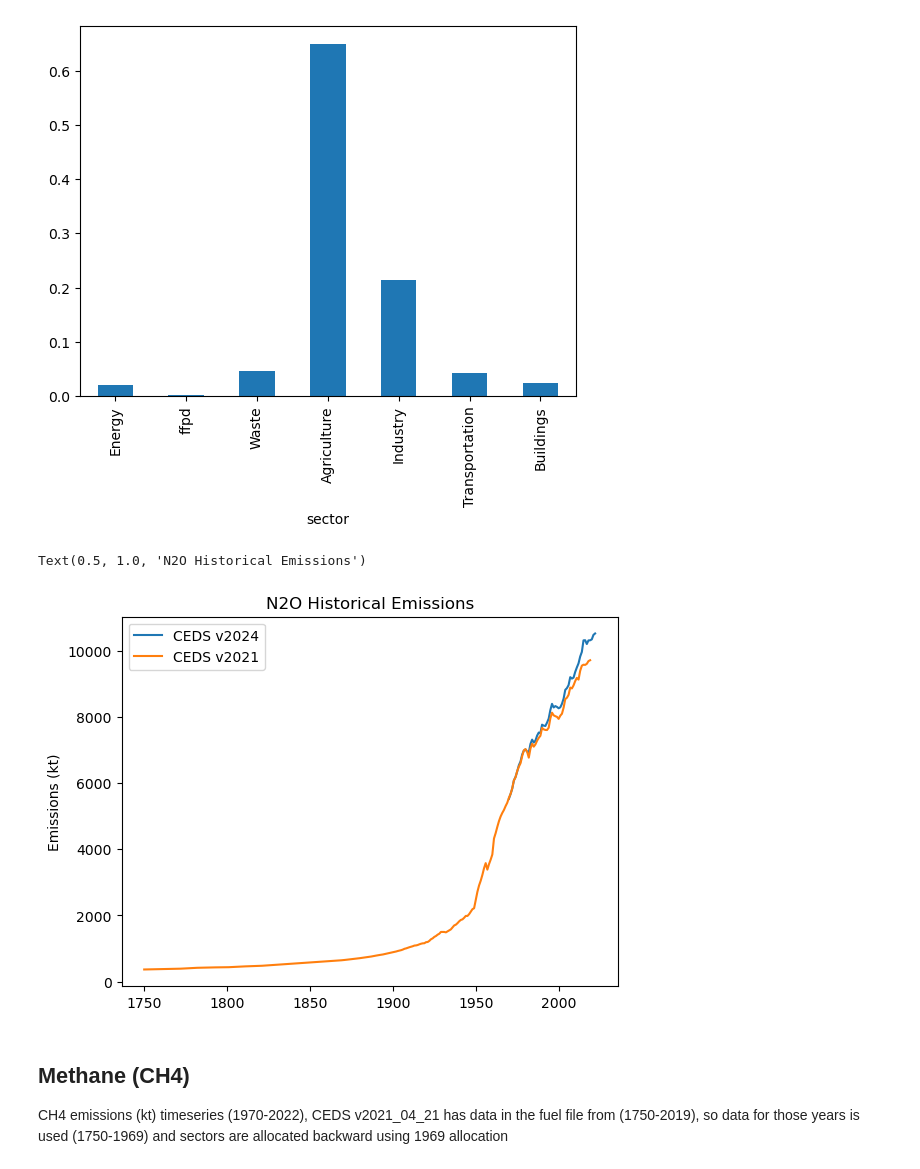
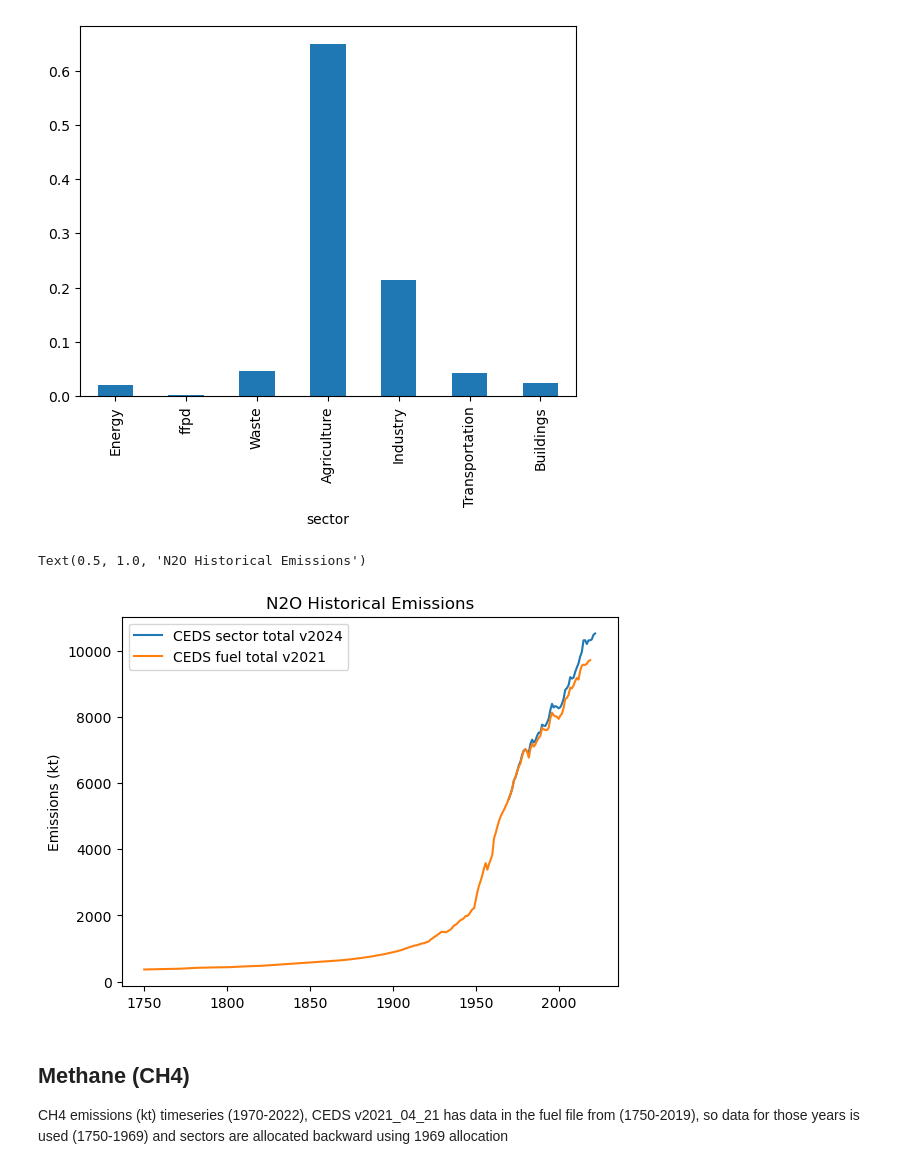
Before and after one commit to bwalkowiak/Anthropogenic-Climate-Forcers, a Jupyter notebook: Anthropogenic Climate Forcers.ipynb, the cells around one changed output. Cells and saved outputs as stored; diff of their text form; code cells hidden in the pictures.

```diff
--- a/Anthropogenic Climate Forcers.ipynb
+++ b/Anthropogenic Climate Forcers.ipynb
@@ -829,32 +761,23 @@ Text(0.5, 1.0, 'N2O Cumulative Historical Emissions')
 <Axes: xlabel='sector'>
 [figure]
 # %%
+# Raw emissions time series with sectoral emissions CEDS v2024 and fuel emissions CEDS v2021
 sum_and_rename2(pd.read_csv(fl_CEDS[4])).drop(columns = {'em','sector','units'}).set_index('sectors').T.sum()
 n2o_ceds = sum_and_rename2(pd.read_csv(fl_CEDS[4])).drop(columns = {'em','sector','units'}).set_index('sectors')
 years = [int(col.split('X')[1]) for col in n2o_ceds.columns if col.startswith('X')]
 n2o_ceds.columns = years
 
-# n2o_ceds.T.sum(axis=1).plot()
 
-# plt.ylabel('Emissions (kt)')
-
-# plt.legend(loc='upper left')
-
-# plt.title('N2O Historical Emissions')
-
-plt.plot(np.arange(1970,2023,1),n2o_ceds.T.sum(axis=1),  label = 'CEDS v2024')
-# # plt.plot(np.arange(1970,2020,1),n2o.iloc[:,3:].T.sum(axis=1),  label = 'CEDSi')
-# plt.plot(np.arange(1871,2014,1), n2o_yy2, label = 'YY')
-# plt.plot(np.arange(1830,2022,1), n2o_j2.Data, label = 'Jenson')
-plt.plot(np.arange(1750,2020,1),n2o_cf.T.sum(axis=1),  label = 'CEDS v2021')
+plt.plot(np.arange(1970,2023,1),n2o_ceds.T.sum(axis=1),  label = 'CEDS sector total v2024')
+plt.plot(np.arange(1750,2020,1),n2o_cf.T.sum(axis=1),  label = 'CEDS fuel total v2021')
 plt.ylabel('Emissions (kt)')
 
 plt.legend(loc='upper left')
 
 plt.title('N2O Historical Emissions')
 # %% [output]
 Text(0.5, 1.0, 'N2O Historical Emissions')
-[figure, old version]
+[figure, new version]
 # %% [markdown]
 ## Methane (CH4)
 CH4 emissions (kt) timeseries (1970-2022), CEDS v2021_04_21 has data in the fuel file from (1750-2019), so data for those years is used (1750-1969) and sectors are allocated backward using 1969 allocation
```
Also changed, not shown: parts of 331 cells of this notebook.
